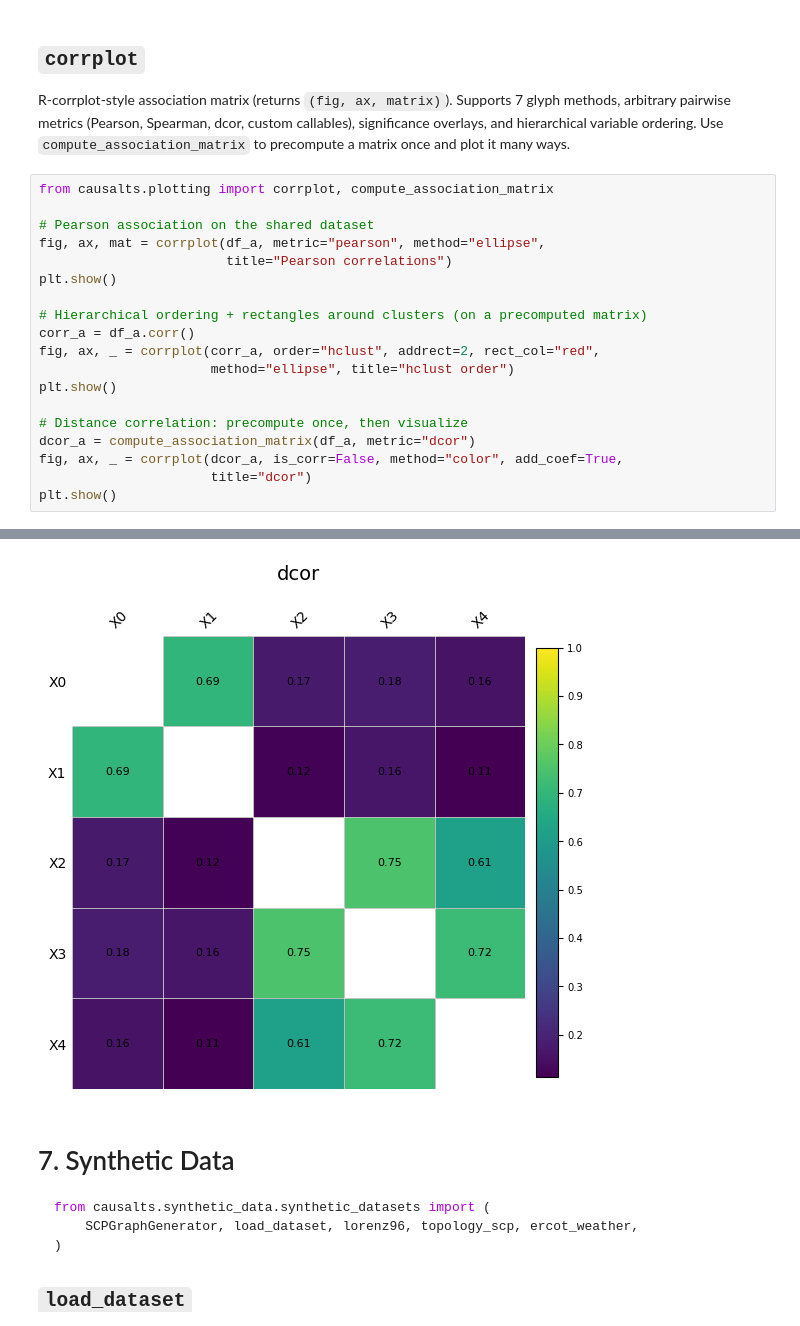
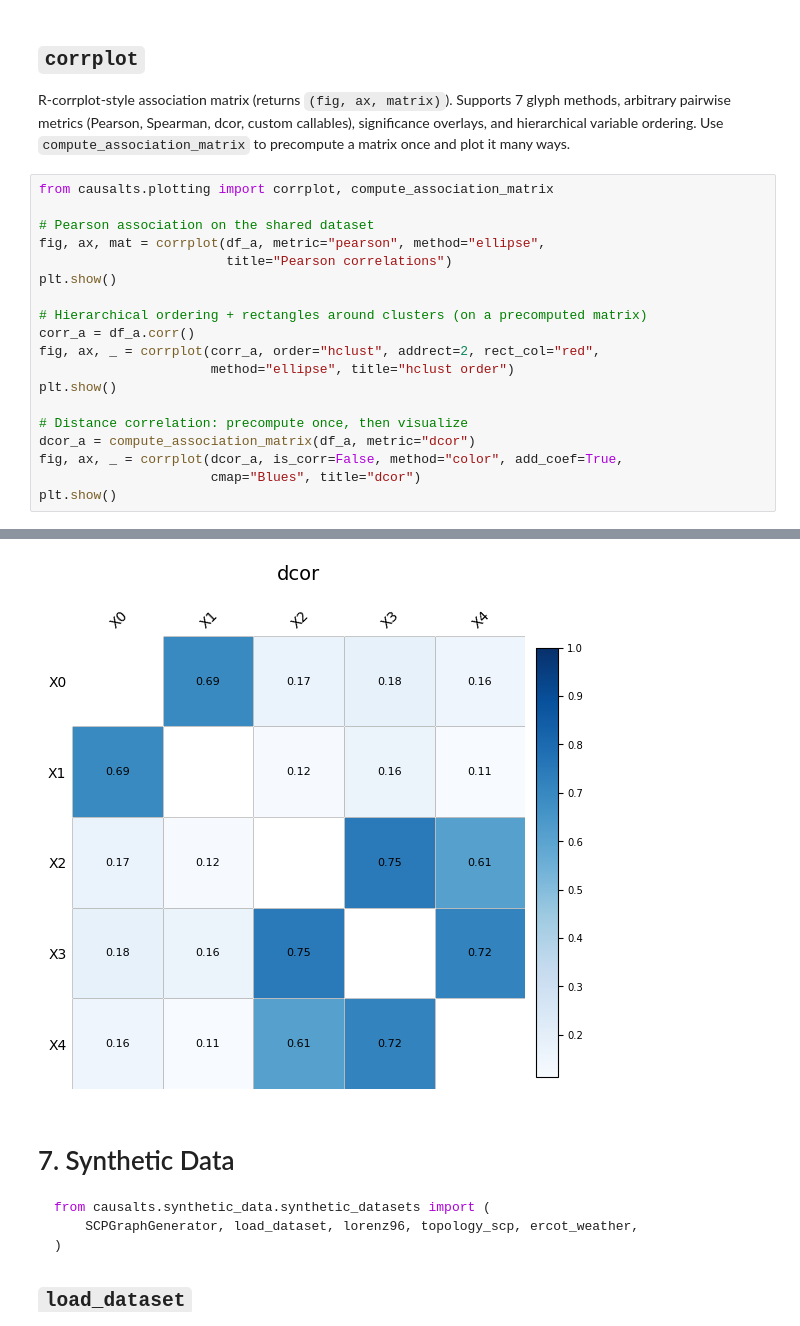
Before and after one commit to bloomberg/causal-ts, a Jupyter notebook: examples/api_reference.ipynb, the cells around one changed output, grey strips where cells are left out. Drawn from its saved outputs; the diff is of its cells as text.

```diff
--- a/examples/api_reference.ipynb
+++ b/examples/api_reference.ipynb
@@ -1565,6 +1567,6 @@ plt.show()
 # Distance correlation: precompute once, then visualize
 dcor_a = compute_association_matrix(df_a, metric="dcor")
 fig, ax, _ = corrplot(dcor_a, is_corr=False, method="color", add_coef=True,
-                      title="dcor")
+                      cmap="Blues", title="dcor")
 plt.show()
 # %% [output]
@@ -1573,4 +1575,4 @@ plt.show()
-[figure, old version]
+[figure, new version]
 # %% [markdown]
 <a id="7-synthetic-data"></a>
 # 7. Synthetic Data
```
Also changed, not shown: parts of 14 cells of this notebook, 5 other files.
